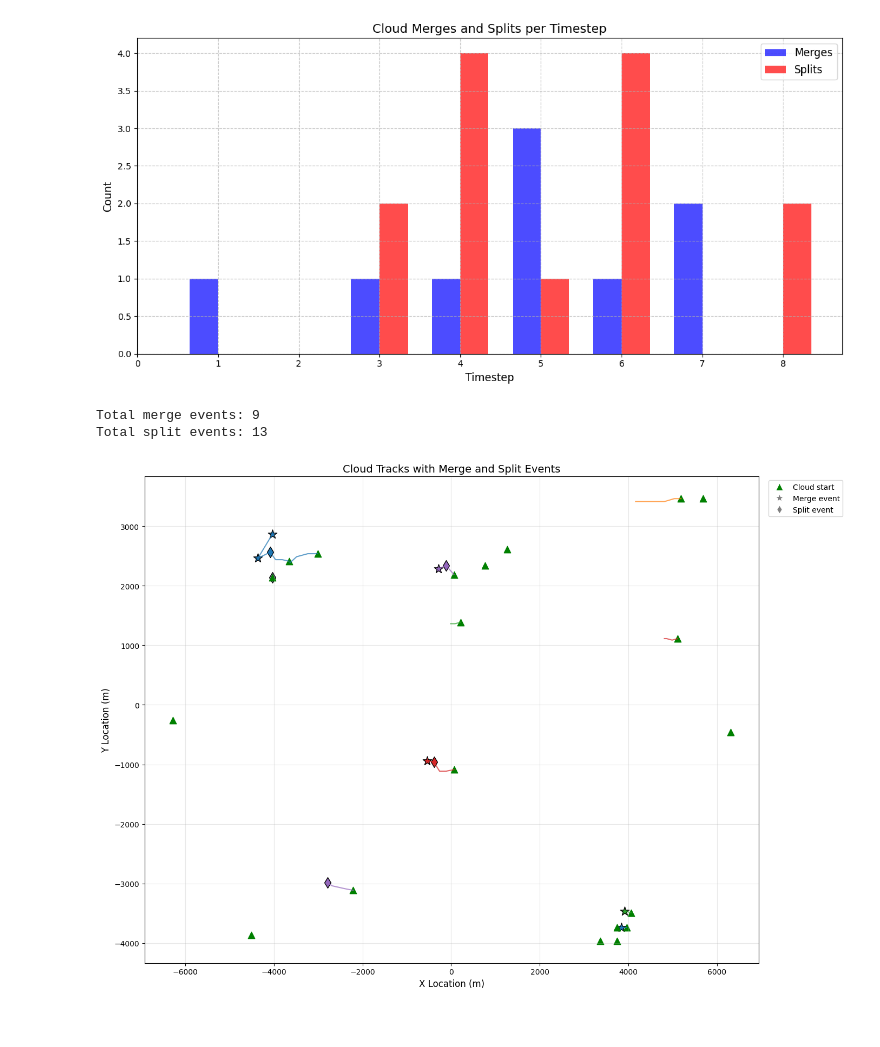
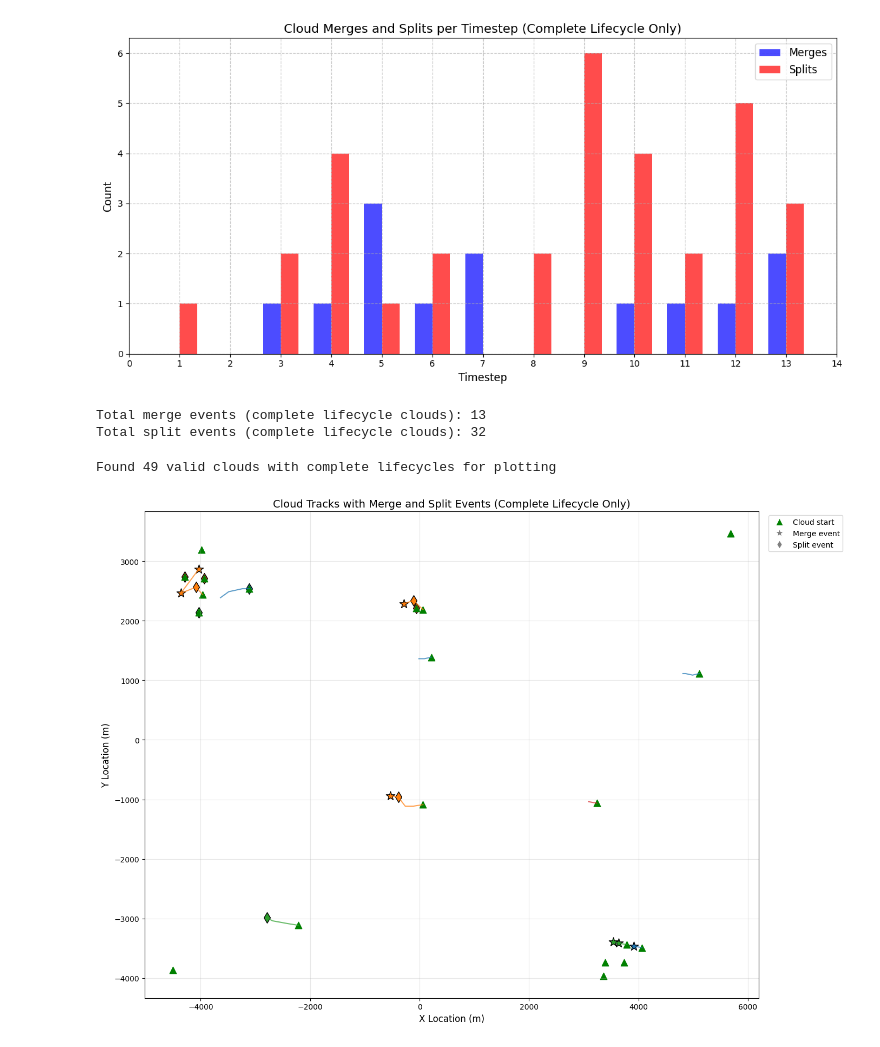
Before and after one commit to jurezgubic/CloudTracking, a Jupyter notebook: analysis/output_analysis_mergessplits.ipynb, the cells around one changed output. Cells and saved outputs as stored; diff of their text form; code cells hidden in the pictures.

Commit message:
New plot to verify logic of merging events

```diff
--- a/analysis/output_analysis_mergessplits.ipynb
+++ b/analysis/output_analysis_mergessplits.ipynb
@@ -8,45 +8,53 @@ import numpy as np
 nc_file = '../cloud_results.nc'
 dataset = Dataset(nc_file, 'r')
 
+# Load valid track information
+valid_tracks = dataset.variables['valid_track'][:]
+full_lifecycle_indices = np.where(valid_tracks == 1)[0]
+
 # Load merge and split variables
 merges_count = dataset.variables['merges_count'][:]
 splits_count = dataset.variables['splits_count'][:]
 time_steps = dataset.variables['merges_count'].shape[1]  # Number of timesteps
 
-# Calculate total merges and splits per timestep
-total_merges_per_timestep = np.nansum(merges_count > 0, axis=0)
-total_splits_per_timestep = np.nansum(splits_count > 0, axis=0)
+# Filter for valid clouds (full lifecycle)
+filtered_merges_count = merges_count[full_lifecycle_indices, :]
+filtered_splits_count = splits_count[full_lifecycle_indices, :]
+
+# Calculate total merges and splits per timestep (only for valid clouds)
+total_merges_per_timestep = np.nansum(filtered_merges_count > 0, axis=0)
+total_splits_per_timestep = np.nansum(filtered_splits_count > 0, axis=0)
 
 # Create the plot
 plt.figure(figsize=(12, 6))
 time_indices = np.arange(time_steps)
 bar_width = 0.35
 
 plt.bar(time_indices - bar_width/2, total_merges_per_timestep,
         width=bar_width, label='Merges', color='blue', alpha=0.7)
 plt.bar(time_indices + bar_width/2, total_splits_per_timestep,
         width=bar_width, label='Splits', color='red', alpha=0.7)
 
 plt.xlabel('Timestep', fontsize=12)
 plt.ylabel('Count', fontsize=12)
-plt.title('Cloud Merges and Splits per Timestep', fontsize=14)
+plt.title('Cloud Merges and Splits per Timestep (Complete Lifecycle Only)', fontsize=14)
 plt.legend(fontsize=12)
 plt.grid(True, linestyle='--', alpha=0.7)
 plt.xticks(time_indices)
 plt.tight_layout()
 plt.show()
 
 # Print summary statistics
-total_merges = np.nansum(merges_count > 0)
-total_splits = np.nansum(splits_count > 0)
-print(f"Total merge events: {total_merges}")
-print(f"Total split events: {total_splits}")
+total_merges = np.nansum(filtered_merges_count > 0)
+total_splits = np.nansum(filtered_splits_count > 0)
+print(f"Total merge events (complete lifecycle clouds): {total_merges}")
+print(f"Total split events (complete lifecycle clouds): {total_splits}")
 
 dataset.close()
 # %% [output]
-[figure, old version]
+[figure, new version]
-Total merge events: 9
-Total split events: 13
+Total merge events (complete lifecycle clouds): 13
+Total split events (complete lifecycle clouds): 32
 # %%
 import matplotlib.pyplot as plt
 from netCDF4 import Dataset
@@ -66,9 +74,15 @@ splits_count = dataset.variables['splits_count'][:]
 merged_into = dataset.variables['merged_into'][:]
 split_from = dataset.variables['split_from'][:]
 
-# Filter for valid clouds (both complete and partial lifecycles for this analysis)
-valid_cloud_indices = (np.any(~np.isnan(x_centers), axis=1) & np.any(~np.isnan(y_centers), axis=1))
+# Filter for valid clouds (complete lifecycle only)
+full_lifecycle_mask = (valid_tracks == 1)
+valid_cloud_indices = (np.any(~np.isnan(x_centers), axis=1) &
+                       np.any(~np.isnan(y_centers), axis=1) &
+                       full_lifecycle_mask)
 active_clouds = np.where(valid_cloud_indices)[0]
+
+# Print how many clouds we're plotting
+print(f"Found {len(active_clouds)} valid clouds with complete lifecycles for plotting")
 
 # Plot setup
 plt.figure(figsize=(14, 10))
@@ -114,7 +128,7 @@ for i, cloud_idx in enumerate(selected_clouds):
 # Add labels and legend with custom handles for merge/split events
 plt.xlabel('X Location (m)', fontsize=12)
 plt.ylabel('Y Location (m)', fontsize=12)
-plt.title('Cloud Tracks with Merge and Split Events', fontsize=14)
+plt.title('Cloud Tracks with Merge and Split Events (Complete Lifecycle Only)', fontsize=14)
 plt.grid(True, alpha=0.3)
 
 # Create custom legend entries for merge and split markers
@@ -132,7 +146,8 @@ plt.show()
 
 dataset.close()
 # %% [output]
+Found 49 valid clouds with complete lifecycles for plotting
-[figure, old version]
+[figure, new version]
 # %%
 import matplotlib.pyplot as plt
 import networkx as nx
```
Also changed, not shown: parts of 5 cells of this notebook.
